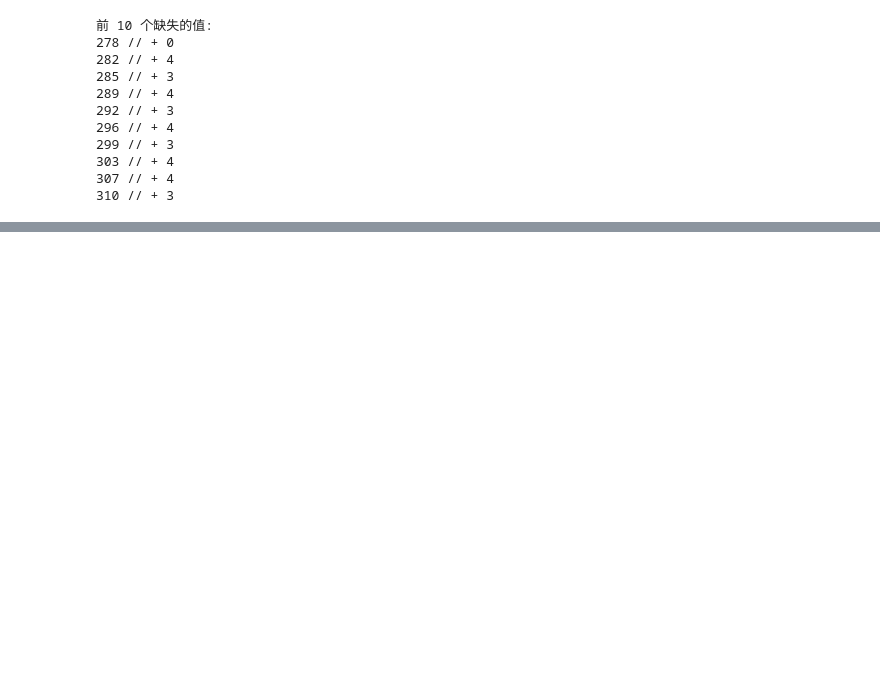
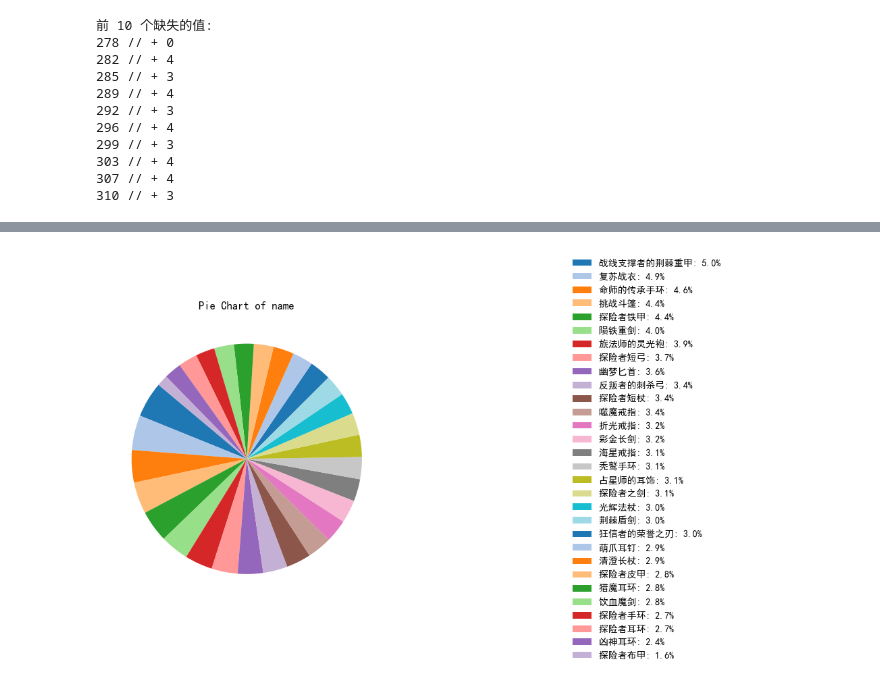
Before and after one commit to BowenZ217/useless_tools, a Jupyter notebook: scripts/kf_momozhen_equipment_analysis.ipynb, the cells around one changed output, grey strips where cells are left out. Cells and saved outputs as stored; diff of their text form; code cells hidden in the pictures; blank space fills up the shorter version.

```diff
--- a/scripts/kf_momozhen_equipment_analysis.ipynb
+++ b/scripts/kf_momozhen_equipment_analysis.ipynb
@@ -239,3 +284,7 @@ print_missing_total_percentage(df, num_initial_missing, num_final_missing)
+# %%
+plot_pie_chart(df, 'name')
+# %% [output]
+[figure, added]
 # %%
 plot_level(df)
 # %%
```
Also changed, not shown: parts of 4 cells of this notebook.
